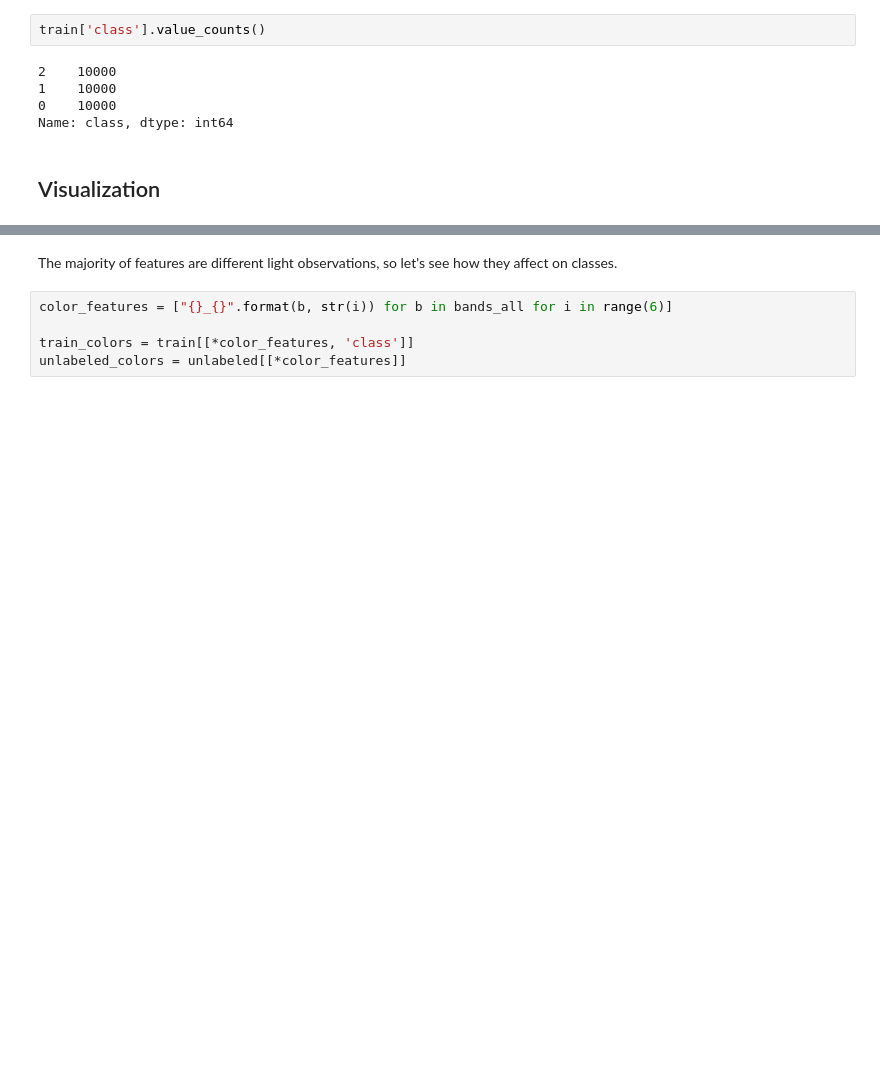
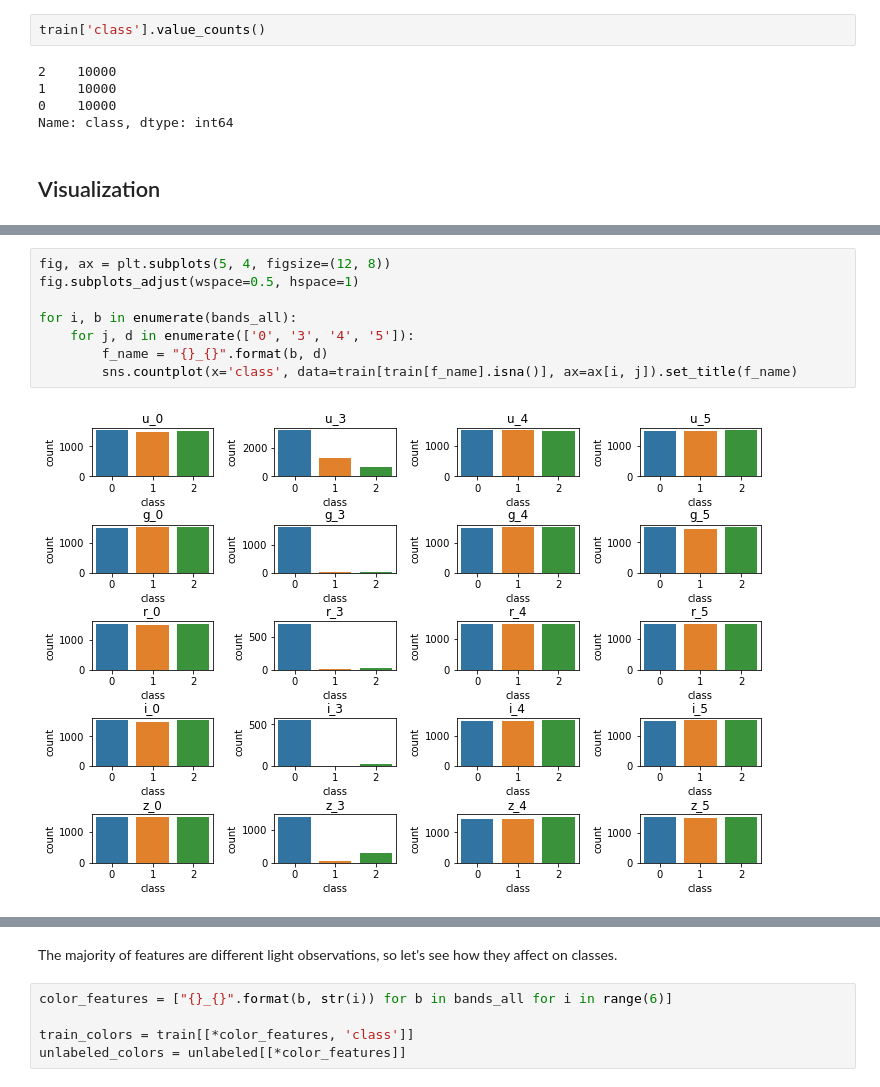
Before and after one commit to alyabogd/NightSkyTask, a Jupyter notebook: sky_data.ipynb, the cells around one changed output, grey strips where cells are left out. Saved outputs shown, nothing was run; the diff lists cells and outputs as text; blank space fills up the shorter version.

```diff
--- a/sky_data.ipynb
+++ b/sky_data.ipynb
@@ -103,0 +113,10 @@ Name: class, dtype: int64
+# %%
+fig, ax = plt.subplots(5, 4, figsize=(12, 8))
+fig.subplots_adjust(wspace=0.5, hspace=1)
+
+for i, b in enumerate(bands_all):
+    for j, d in enumerate(['0', '3', '4', '5']):
+        f_name = "{}_{}".format(b, d)
+        sns.countplot(x='class', data=train[train[f_name].isna()], ax=ax[i, j]).set_title(f_name)
+# %% [output]
+[figure, added]
```
Also changed, not shown: parts of 77 cells of this notebook.
